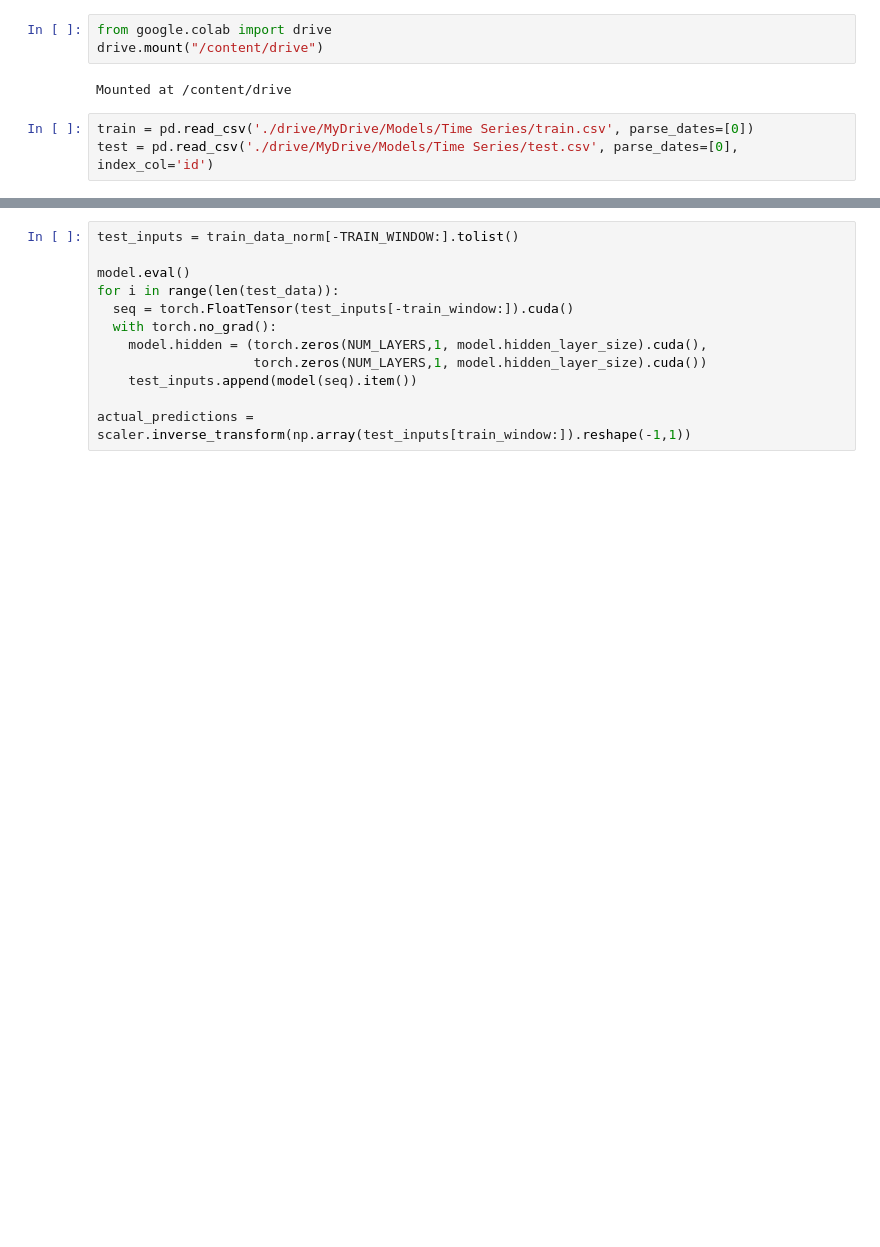
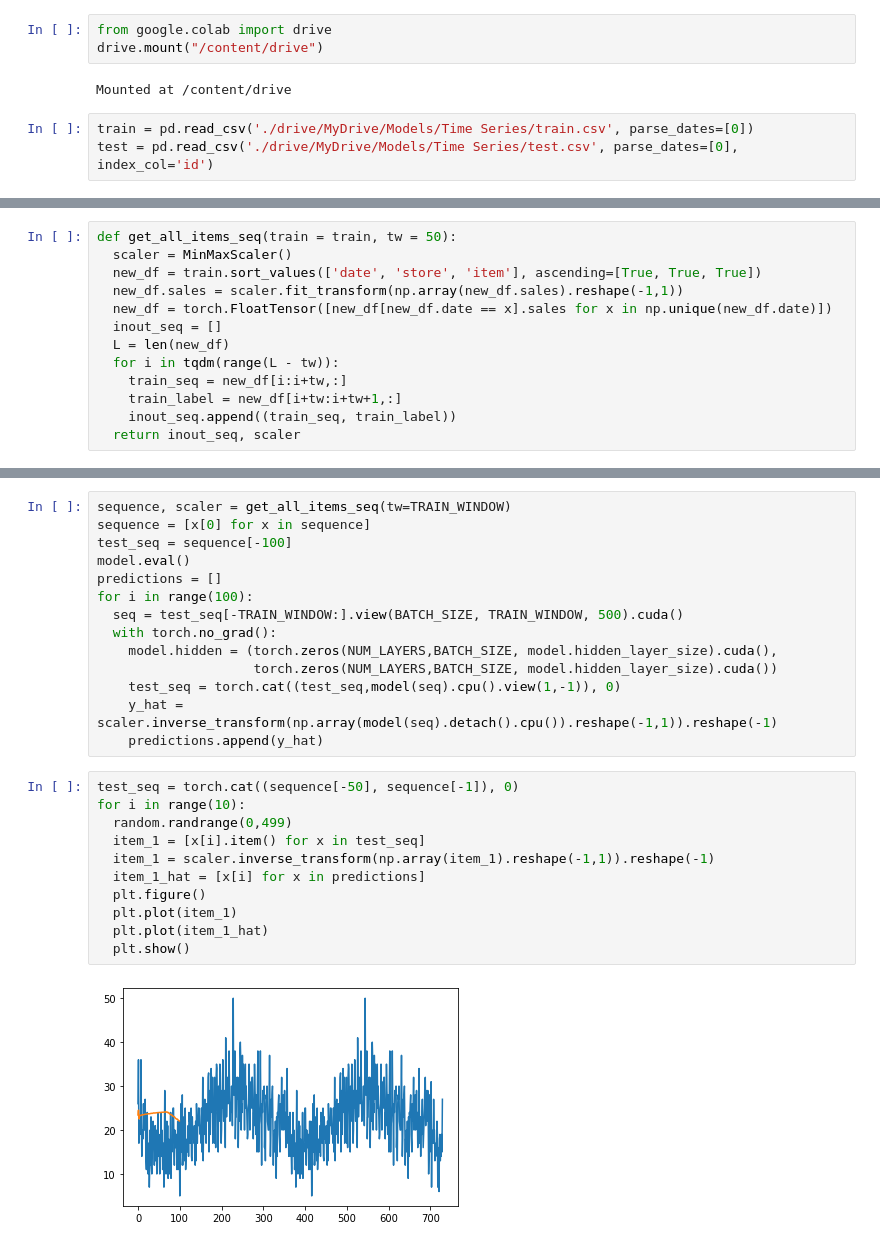
Before and after one commit to BradenEberhard/TimeSeries, a Jupyter notebook: Time_Series_GRU.ipynb, the cells around one changed output, grey strips where cells are left out. Saved outputs shown, nothing was run; the diff lists cells and outputs as text; blank space fills up the shorter version.

```diff
--- a/Time_Series_GRU.ipynb
+++ b/Time_Series_GRU.ipynb
@@ -74,0 +35,13 @@ See the caveats in the documentation: https://pandas.pydata.org/pandas-docs/stab
+# %%
+def get_all_items_seq(train = train, tw = 50):
+  scaler = MinMaxScaler()
+  new_df = train.sort_values(['date', 'store', 'item'], ascending=[True, True, True])
+  new_df.sales = scaler.fit_transform(np.array(new_df.sales).reshape(-1,1))
+  new_df = torch.FloatTensor([new_df[new_df.date == x].sales for x in np.unique(new_df.date)])
+  inout_seq = []
+  L = len(new_df)
+  for i in tqdm(range(L - tw)):
+    train_seq = new_df[i:i+tw,:]
+    train_label = new_df[i+tw:i+tw+1,:]
+    inout_seq.append((train_seq, train_label))
+  return inout_seq, scaler
@@ -154,12 +148,27 @@ losses: 0.001417274703271687 epoch: 110
 # %%
-test_inputs = train_data_norm[-TRAIN_WINDOW:].tolist()
-
+sequence, scaler = get_all_items_seq(tw=TRAIN_WINDOW)
+sequence = [x[0] for x in sequence]
+test_seq = sequence[-100]
 model.eval()
-for i in range(len(test_data)):
-  seq = torch.FloatTensor(test_inputs[-train_window:]).cuda()
+predictions = []
+for i in range(100):
+  seq = test_seq[-TRAIN_WINDOW:].view(BATCH_SIZE, TRAIN_WINDOW, 500).cuda()
   with torch.no_grad():
-    model.hidden = (torch.zeros(NUM_LAYERS,1, model.hidden_layer_size).cuda(),
-                    torch.zeros(NUM_LAYERS,1, model.hidden_layer_size).cuda())
-    test_inputs.append(model(seq).item())
-
-actual_predictions = scaler.inverse_transform(np.array(test_inputs[train_window:]).reshape(-1,1))
+    model.hidden = (torch.zeros(NUM_LAYERS,BATCH_SIZE, model.hidden_layer_size).cuda(),
+                    torch.zeros(NUM_LAYERS,BATCH_SIZE, model.hidden_layer_size).cuda())
+    test_seq = torch.cat((test_seq,model(seq).cpu().view(1,-1)), 0)
+    y_hat = scaler.inverse_transform(np.array(model(seq).detach().cpu()).reshape(-1,1)).reshape(-1)
+    predictions.append(y_hat)
+# %%
+test_seq = torch.cat((sequence[-50], sequence[-1]), 0)
+for i in range(10):
+  random.randrange(0,499)
+  item_1 = [x[i].item() for x in test_seq]
+  item_1 = scaler.inverse_transform(np.array(item_1).reshape(-1,1)).reshape(-1)
+  item_1_hat = [x[i] for x in predictions]
+  plt.figure()
+  plt.plot(item_1)
+  plt.plot(item_1_hat)
+  plt.show()
+# %% [output]
+[figure, added]
```
Also changed, not shown: parts of 17 cells of this notebook.
